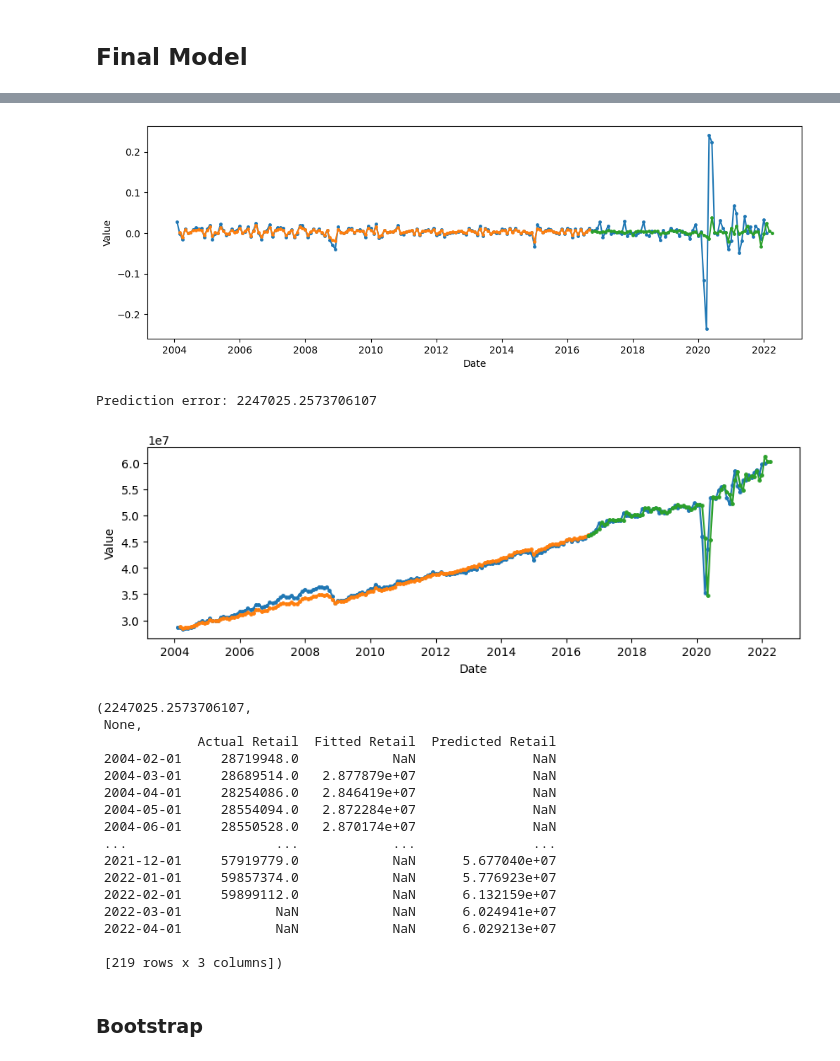
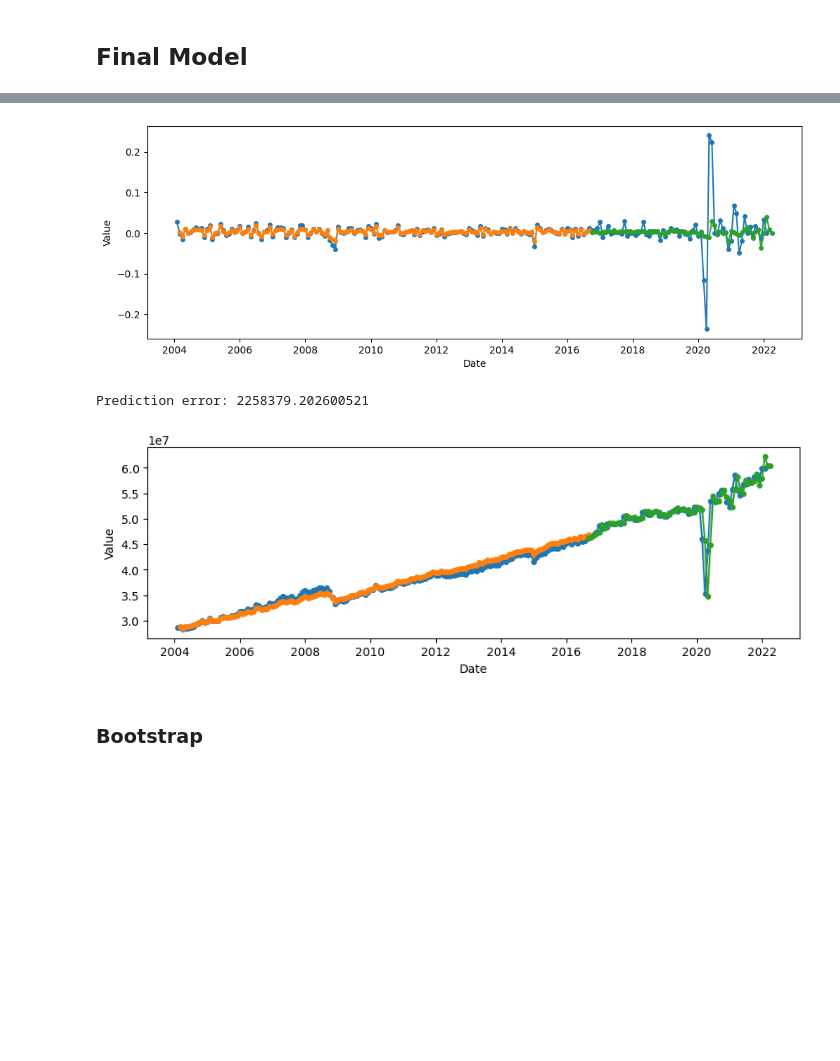
Before and after one commit to ubco-mds-2021-labs/capstone-project-googletrends_capstone, a Jupyter notebook: src/notebooks/RetailSales_updated.ipynb, the cells around one changed output, grey strips where cells are left out. Cells and saved outputs as stored; diff of their text form; code cells hidden in the pictures; blank space fills up the shorter version.

Commit message:
Added retail sales code for value after bootstrap

```diff
--- a/src/notebooks/RetailSales_updated.ipynb
+++ b/src/notebooks/RetailSales_updated.ipynb
@@ -39,12 +39,13 @@ import seaborn as sns
 # %% [markdown]
 ### Plot
 # %%
-def plot_df(y, title="", xlabel='Date', ylabel='Value', dpi=100, width = 20, height = 5):
+def plot_df(y, title="", xlabel='Date', ylabel='Value', dpi=100, width=16, height=5):
     y.index = pd.to_datetime(y.index)
-    plt.figure(figsize=(width,height), dpi=dpi)
-    plt.plot(y, marker='.',markersize=5)
+    fig = plt.figure(figsize=(width, height), dpi=dpi)
+    plt.plot(y, marker='o', markersize=2)
     plt.gca().set(title=title, xlabel=xlabel, ylabel=ylabel)
-    plt.show()
+    plt.close()
+    return fig
 # %% [markdown]
 ### Stationary Check for time series
 # %%
@@ -298,7 +299,8 @@ def fit_arima_model(train, dependent_var='GrowthRate', ar_order=1, ma_order=1):
 # %%
 def fitted_growth_plot(modelfit, train):
     fitted_values = pd.DataFrame({'GrowthRate': train['GrowthRate'], 'Fitted Value': modelfit.predict()})
-    plot_df(fitted_values, width=12, height=4)
+    fig = plot_df(fitted_values, width=12, height=4)
+    return fig
 # %% [markdown]
 ### Function for fitted retail sales value
 # %%
@@ -387,8 +390,8 @@ def fitted_and_predicted_retail(modelfit, pred_retailGrowth, retailsales, train,
                                         'Fitted Retail': fitted_Retail_df.squeeze(),
                                         'Predicted Retail': predicted_Retail_df.squeeze()
                                        })
-    plot_df(fittedandActual_Retail, width=10, height=3)
-    return pred_error
+    fig = plot_df(fittedandActual_Retail, width=10, height=3)
+    return pred_error, fig
 # %% [markdown]
 ### Function for correlation
 # %%
@@ -1679,29 +1682,16 @@ fitted_values_rf = pd.DataFrame({'GrowthRate': retailsales_final['GrowthRate'],
                                 'Predicted Value': rf_pred_retailgrowth.squeeze()})
 plot_df(fitted_values_rf, width=12, height=4)
 # %% [output]
-[figure, old version]
+[figure, new version]
 # %%
 # Fitted and predicted retail sales value
-fitted_and_predicted_retail(rfmodel, rf_pred_retailgrowth, retailsales_initial, train_rf, test_rf, extra_rf)
+pred_error, fig, data = fitted_and_predicted_retail(rfmodel,
+                                                    rf_pred_retailgrowth,
+                                                    retailsales_initial, train_rf, test_rf, extra_rf)
+fig
 # %% [output]
-Prediction error: 2247025.2573706107
+Prediction error: 2258379.202600521
-[figure, old version]
+[figure, new version]
-(2247025.2573706107,
- None,
-             Actual Retail  Fitted Retail  Predicted Retail
- 2004-02-01     28719948.0            NaN               NaN
- 2004-03-01     28689514.0   2.877879e+07               NaN
- 2004-04-01     28254086.0   2.846419e+07               NaN
- 2004-05-01     28554094.0   2.872284e+07               NaN
- 2004-06-01     28550528.0   2.870174e+07               NaN
- ...                   ...            ...               ...
- 2021-12-01     57919779.0            NaN      5.677040e+07
- 2022-01-01     59857374.0            NaN      5.776923e+07
- 2022-02-01     59899112.0            NaN      6.132159e+07
- 2022-03-01            NaN            NaN      6.024941e+07
- 2022-04-01            NaN            NaN      6.029213e+07
-
- [219 rows x 3 columns])
 # %% [markdown]
 ### Bootstrap
 # %%
```
Also changed, not shown: parts of 11 cells of this notebook.
